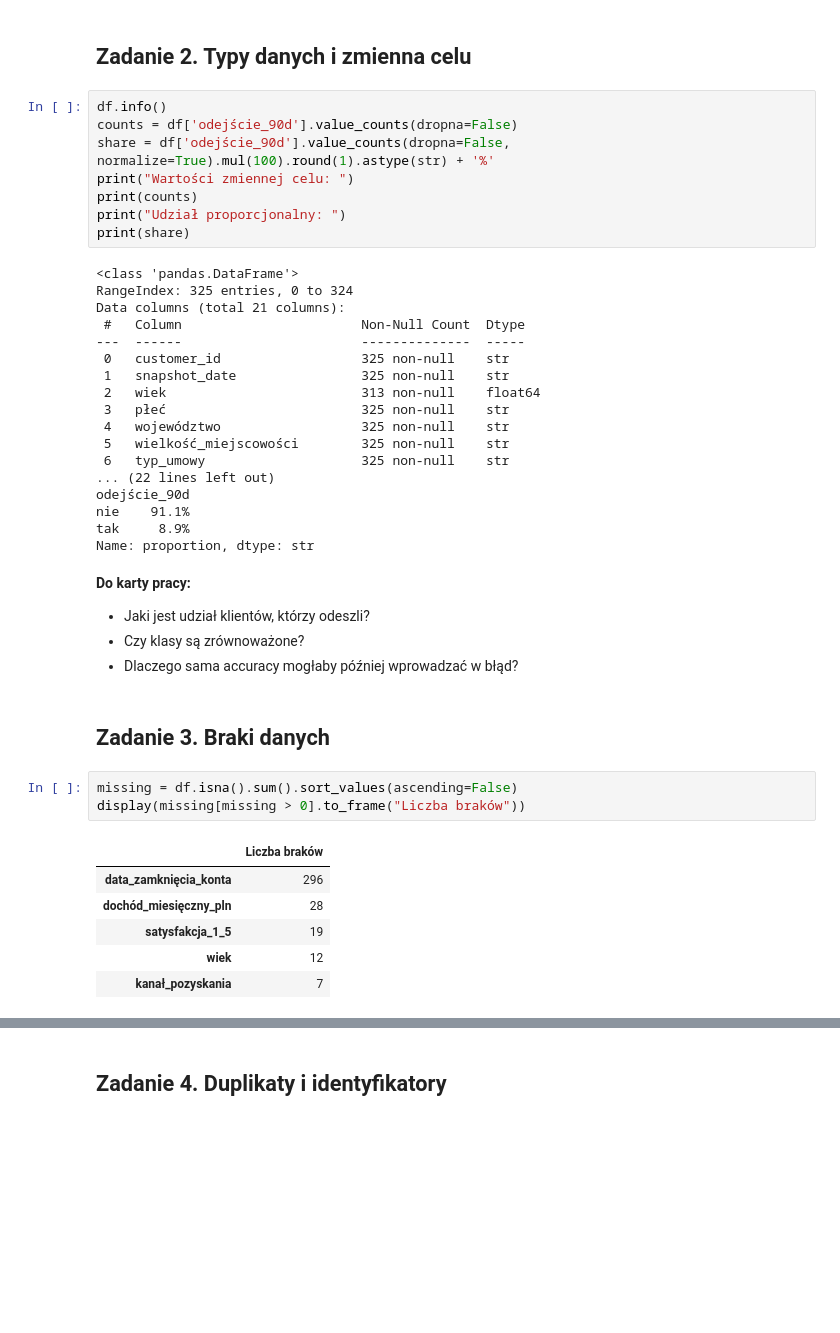
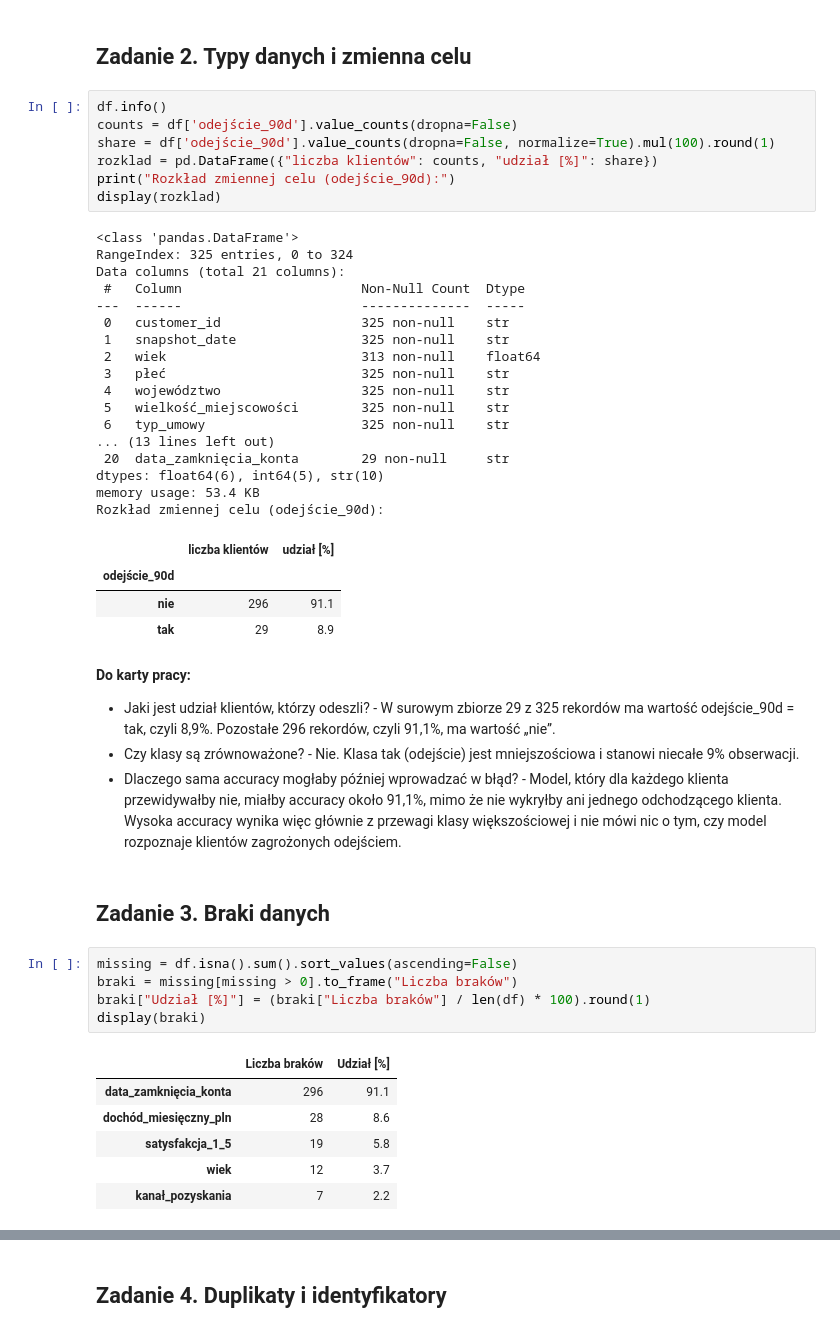
Before and after one commit to Kaja-K/WSB-courses, a Jupyter notebook: data-mining/lab1/lab1_start_student_Kaja_Kuchnia.ipynb, the cells around one changed output, grey strips where cells are left out. Cells and saved outputs as stored; diff of their text form; blank space fills up the shorter version.

Commit message:
data-mining lab1 completed

```diff
--- a/data-mining/lab1/lab1_start_student.ipynb
+++ b/data-mining/lab1/lab1_start_student_Kaja_Kuchnia.ipynb
@@ -54,11 +52,10 @@ Kolumny:  Index(['customer_id', 'snapshot_date', 'wiek', 'płeć', 'województwo
 # %%
 df.info()
 counts = df['odejście_90d'].value_counts(dropna=False)
-share = df['odejście_90d'].value_counts(dropna=False, normalize=True).mul(100).round(1).astype(str) + '%'
-print("Wartości zmiennej celu: ")
-print(counts)
-print("Udział proporcjonalny: ")
-print(share)
+share = df['odejście_90d'].value_counts(dropna=False, normalize=True).mul(100).round(1)
+rozklad = pd.DataFrame({"liczba klientów": counts, "udział [%]": share})
+print("Rozkład zmiennej celu (odejście_90d):")
+display(rozklad)
 # %% [output]
 <class 'pandas.DataFrame'>
 RangeIndex: 325 entries, 0 to 324
@@ -72,28 +69,34 @@ Data columns (total 21 columns):
  4   województwo                  325 non-null    str
  5   wielkość_miejscowości        325 non-null    str
  6   typ_umowy                    325 non-null    str
-... (22 lines left out)
-odejście_90d
-nie    91.1%
-tak     8.9%
-Name: proportion, dtype: str
+... (13 lines left out)
+ 20  data_zamknięcia_konta        29 non-null     str
+dtypes: float64(6), int64(5), str(10)
+memory usage: 53.4 KB
+Rozkład zmiennej celu (odejście_90d):
+|  | liczba klientów | udział [%] |
+| odejście_90d |  |  |
+| nie | 296 | 91.1 |
+| tak | 29 | 8.9 |
 # %% [markdown]
 **Do karty pracy:**
-- Jaki jest udział klientów, którzy odeszli?
-- Czy klasy są zrównoważone?
-- Dlaczego sama accuracy mogłaby później wprowadzać w błąd?
+- Jaki jest udział klientów, którzy odeszli? - W surowym zbiorze 29 z 325 rekordów ma wartość odejście_90d = tak, czyli 8,9%. Pozostałe 296 rekordów, czyli 91,1%, ma wartość „nie”.
+- Czy klasy są zrównoważone?  - Nie. Klasa tak (odejście) jest mniejszościowa i stanowi niecałe 9% obserwacji.
+- Dlaczego sama accuracy mogłaby później wprowadzać w błąd? - Model, który dla każdego klienta przewidywałby nie, miałby accuracy około 91,1%, mimo że nie wykryłby ani jednego odchodzącego klienta. Wysoka accuracy wynika więc głównie z przewagi klasy większościowej i nie mówi nic o tym, czy model rozpoznaje klientów zagrożonych odejściem.
 # %% [markdown]
 ## Zadanie 3. Braki danych
 # %%
 missing = df.isna().sum().sort_values(ascending=False)
-display(missing[missing > 0].to_frame("Liczba braków"))
+braki = missing[missing > 0].to_frame("Liczba braków")
+braki["Udział [%]"] = (braki["Liczba braków"] / len(df) * 100).round(1)
+display(braki)
 # %% [output]
-|  | Liczba braków |
-| data_zamknięcia_konta | 296 |
-| dochód_miesięczny_pln | 28 |
-| satysfakcja_1_5 | 19 |
-| wiek | 12 |
-| kanał_pozyskania | 7 |
+|  | Liczba braków | Udział [%] |
+| data_zamknięcia_konta | 296 | 91.1 |
+| dochód_miesięczny_pln | 28 | 8.6 |
+| satysfakcja_1_5 | 19 | 5.8 |
+| wiek | 12 | 3.7 |
+| kanał_pozyskania | 7 | 2.2 |
 # %% [markdown]
 **Do karty pracy:**
 Wskaż kolumny z brakami i zaproponuj pytania, które należałoby zadać właścicielowi danych przed ich uzupełnianiem lub usuwaniem.
```
Also changed, not shown: parts of 12 cells of this notebook, 3 other files.
